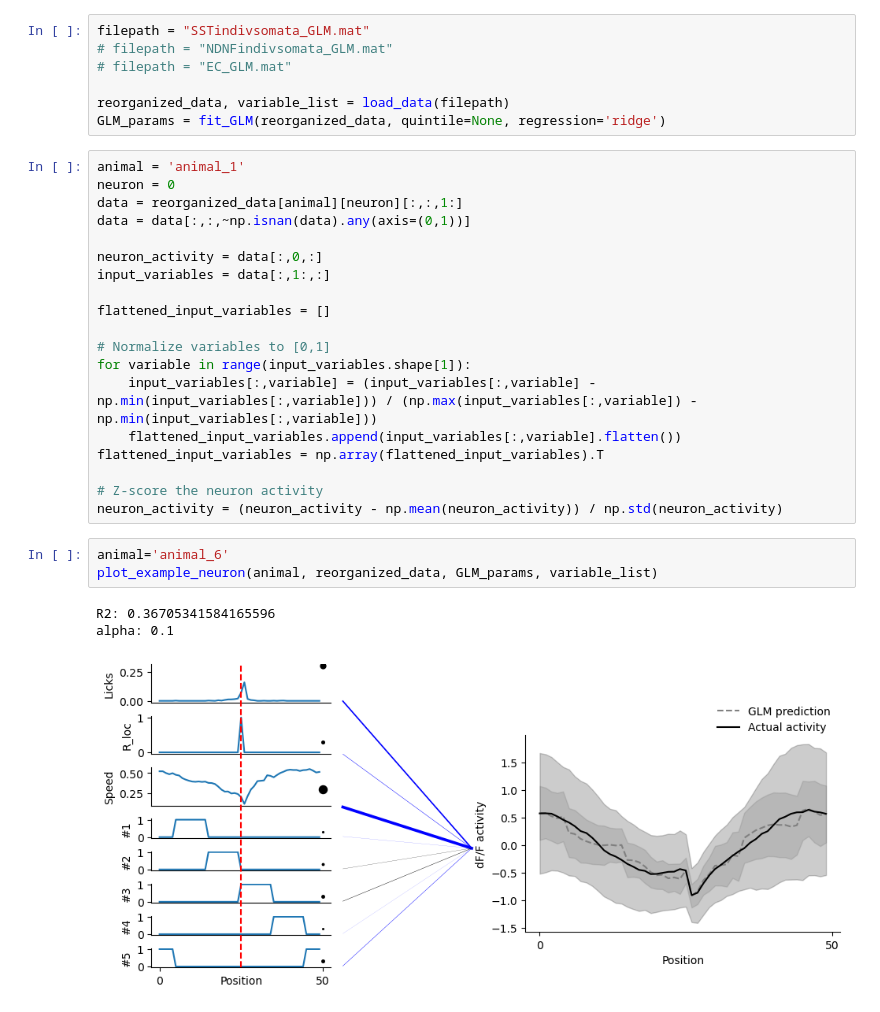
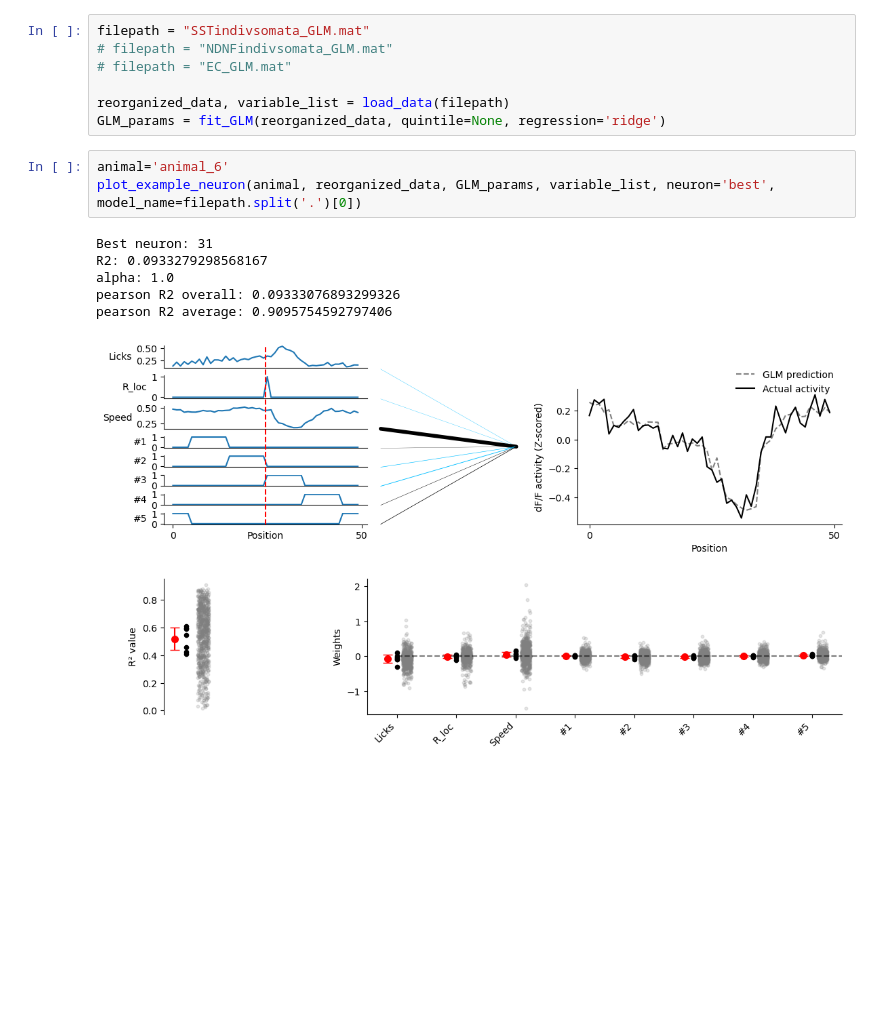
Before and after one commit to Milstein-Lab/CA1-interneuron-GLM, a Jupyter notebook: GLM_analysis_scratchpad2.ipynb, the cells around one changed output. Drawn from its saved outputs; the diff is of its cells as text; blank space fills up the shorter version.

Commit message:
fixed R2 predictions, combined all plots into a single figure

```diff
--- a/GLM_analysis_scratchpad2.ipynb
+++ b/GLM_analysis_scratchpad2.ipynb
@@ -31,29 +31,13 @@ filepath = "SSTindivsomata_GLM.mat"
 
 reorganized_data, variable_list = load_data(filepath)
 GLM_params = fit_GLM(reorganized_data, quintile=None, regression='ridge')
-# %%
-animal = 'animal_1'
-neuron = 0
-data = reorganized_data[animal][neuron][:,:,1:]
-data = data[:,:,~np.isnan(data).any(axis=(0,1))]
-
-neuron_activity = data[:,0,:]
-input_variables = data[:,1:,:]
-
-flattened_input_variables = []
-
-# Normalize variables to [0,1]
-for variable in range(input_variables.shape[1]):
-    input_variables[:,variable] = (input_variables[:,variable] - np.min(input_variables[:,variable])) / (np.max(input_variables[:,variable]) - np.min(input_variables[:,variable]))
-    flattened_input_variables.append(input_variables[:,variable].flatten())
-flattened_input_variables = np.array(flattened_input_variables).T
-
-# Z-score the neuron activity
-neuron_activity = (neuron_activity - np.mean(neuron_activity)) / np.std(neuron_activity)
 # %%
 animal='animal_6'
-plot_example_neuron(animal, reorganized_data, GLM_params, variable_list)
+plot_example_neuron(animal, reorganized_data, GLM_params, variable_list, neuron='best', model_name=filepath.split('.')[0])
 # %% [output]
-R2: 0.36705341584165596
-alpha: 0.1
+Best neuron: 31
+R2: 0.0933279298568167
+alpha: 1.0
+pearson R2 overall: 0.09333076893299326
+pearson R2 average: 0.9095754592797406
-[figure, old version]
+[figure, new version]
```
Also changed, not shown: parts of 2 cells of this notebook, 1 other file.
